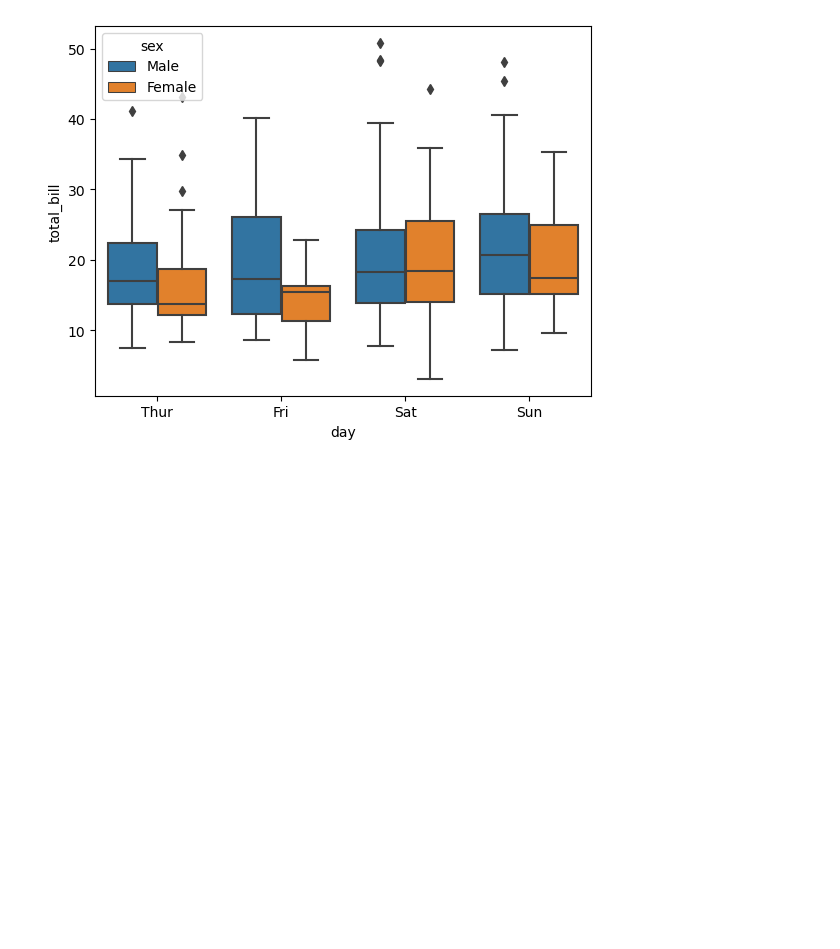
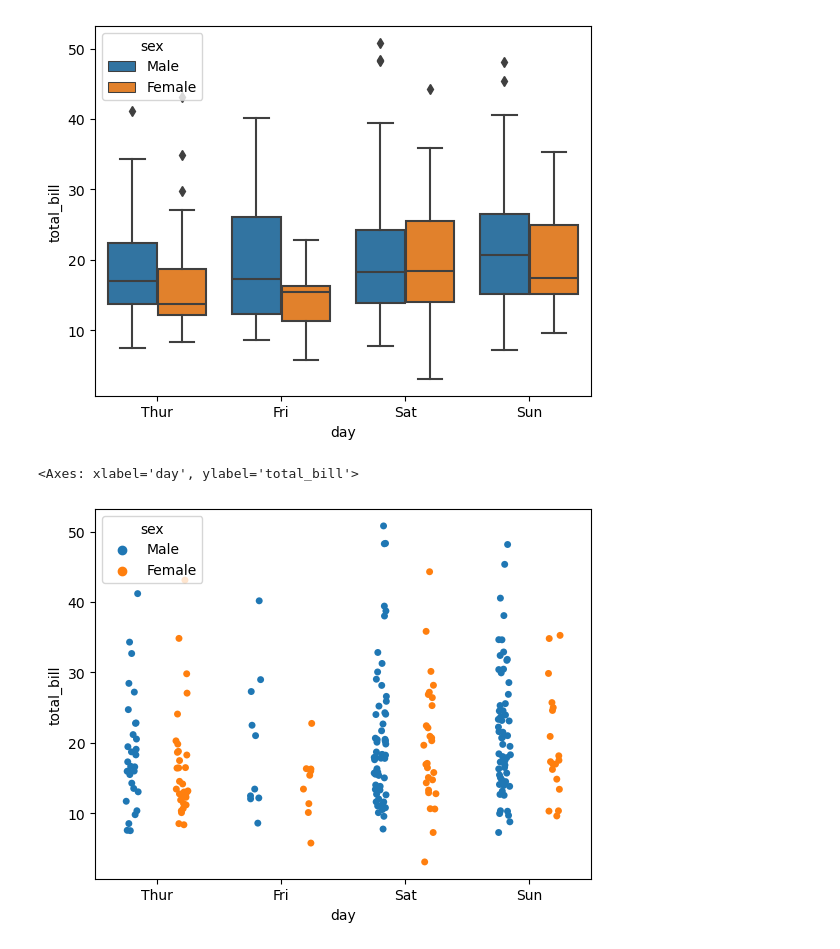
Before and after one commit to hamzacyberpatcher/seaborn-tutorial, a Jupyter notebook: seaborn.ipynb, the cells around one changed output. Saved outputs shown, nothing was run; the diff lists cells and outputs as text; code cells hidden in the pictures; blank space fills up the shorter version.

Commit message:
stripplot added

```diff
--- a/seaborn.ipynb
+++ b/seaborn.ipynb
@@ -79,3 +79,9 @@ sns.boxplot(x="day",y="total_bill",data=tips,hue="sex")
 # %% [output]
 <Axes: xlabel='day', ylabel='total_bill'>
 [figure]
+# %%
+# dodge will place the legends away from the plot
+sns.stripplot(x='day', y ='total_bill', data=tips, hue='sex', dodge='true')
+# %% [output]
+<Axes: xlabel='day', ylabel='total_bill'>
+[figure, added]
```
